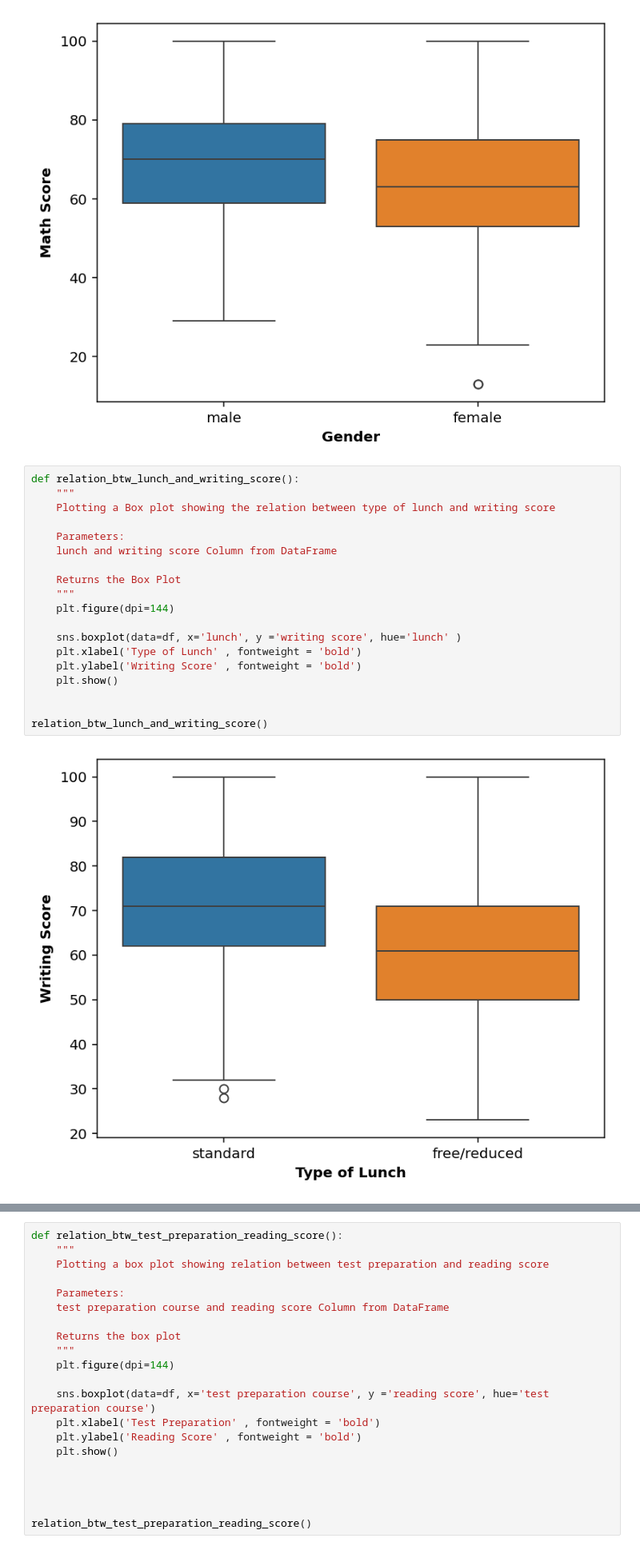
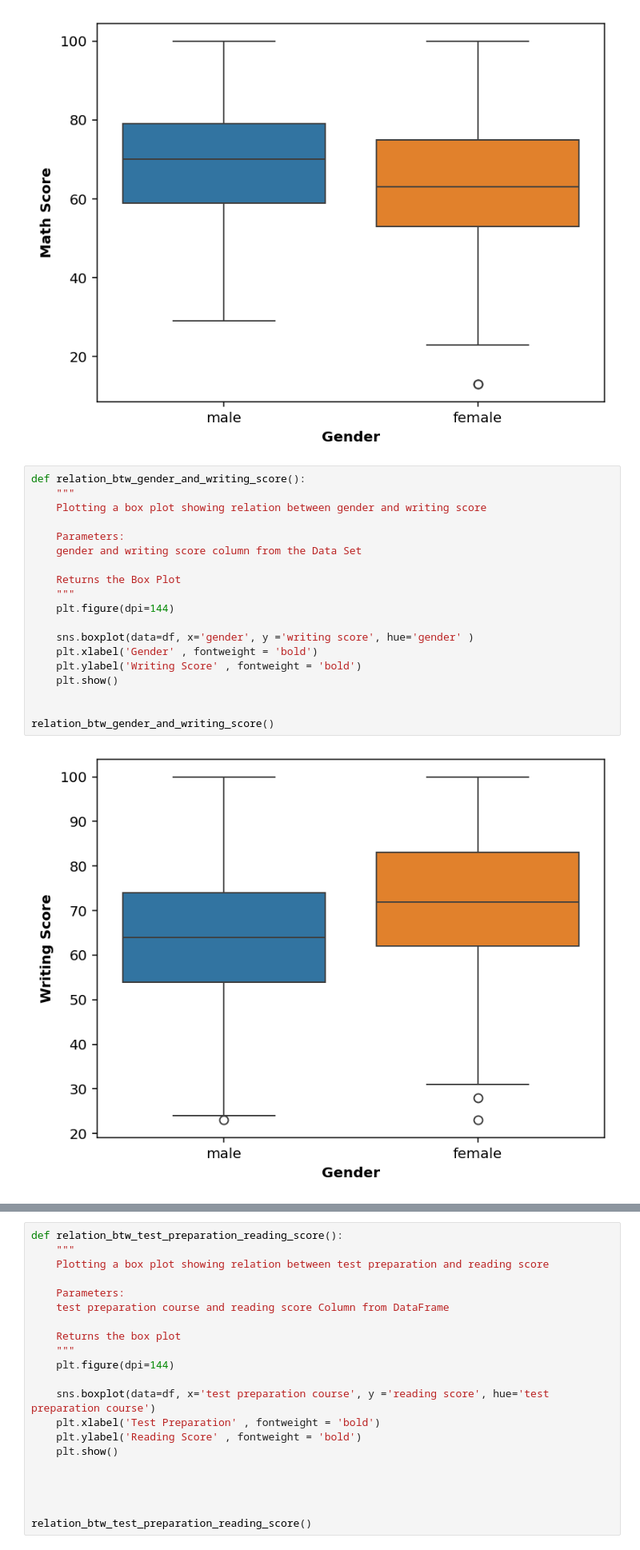
Before and after one commit to Anagha235/statistics, a Jupyter notebook: Statistics and Trends Assignment.ipynb, the cells around one changed output, grey strips where cells are left out. Shown at 80% size. Cells and saved outputs as stored; diff of their text form.

```diff
--- a/Statistics and Trends Assignment.ipynb
+++ b/Statistics and Trends Assignment.ipynb
@@ -327,24 +327,24 @@ def relation_btw_gender_and_math_score():
 relation_btw_gender_and_math_score()
 # %% [output]
 [figure]
-# %%
-def relation_btw_lunch_and_writing_score():
-    """
-    Plotting a Box plot showing the relation between type of lunch and writing score
-
-    Parameters:
-    lunch and writing score Column from DataFrame
-
-    Returns the Box Plot
-    """
-    plt.figure(dpi=144)
-
-    sns.boxplot(data=df, x='lunch', y ='writing score', hue='lunch' )
-    plt.xlabel('Type of Lunch' , fontweight = 'bold')
-    plt.ylabel('Writing Score' , fontweight = 'bold')
-    plt.show()
-
-
-relation_btw_lunch_and_writing_score()
-# %% [output]
-[figure, removed]
+# %%
+def relation_btw_gender_and_writing_score():
+    """
+    Plotting a box plot showing relation between gender and writing score
+
+    Parameters:
+    gender and writing score column from the Data Set
+
+    Returns the Box Plot
+    """
+    plt.figure(dpi=144)
+
+    sns.boxplot(data=df, x='gender', y ='writing score', hue='gender' )
+    plt.xlabel('Gender' , fontweight = 'bold')
+    plt.ylabel('Writing Score' , fontweight = 'bold')
+    plt.show()
+
+
+relation_btw_gender_and_writing_score()
+# %% [output]
+[figure, added]
```
Also changed, not shown: parts of 2 cells of this notebook.
